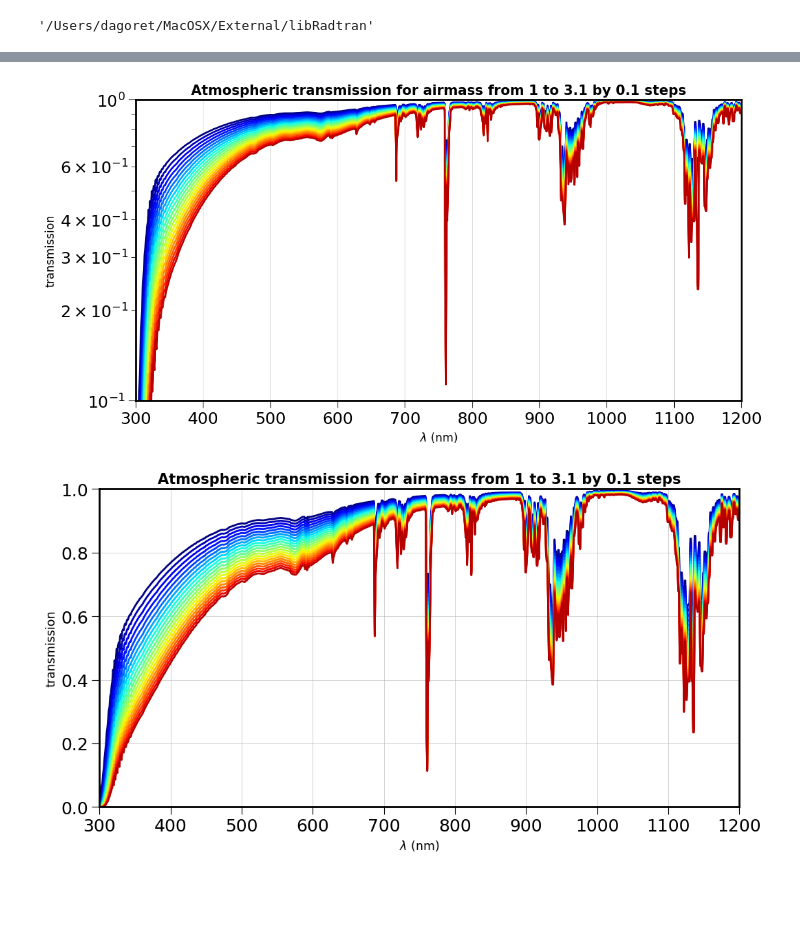
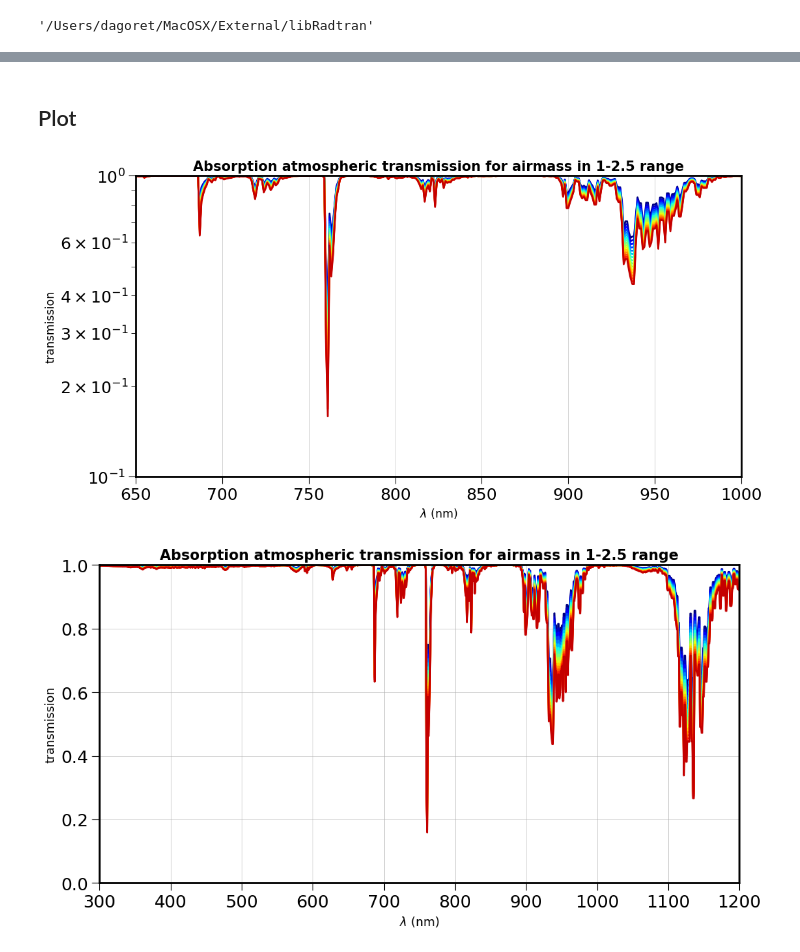
Before and after one commit to LSSTDESC/libradtranpy, a Jupyter notebook: docs/notebooks/libradtranpy/visible/SimuRT_AbsPattern.ipynb, the cells around one changed output, grey strips where cells are left out. Drawn from its saved outputs; the diff is of its cells as text; code cells hidden in the pictures; blank space fills up the shorter version.

```diff
--- a/docs/notebooks/libradtranpy/SimuRT_vs_Airmass.ipynb
+++ b/docs/notebooks/libradtranpy/visible/SimuRT_AbsPattern.ipynb
@@ -56,15 +68,15 @@ os.getenv('LIBRADTRANDIR')
 # %%
 AMMIN=1
-AMMAX=3.1
-AMSTEP = 0.1
-all_am=np.arange(AMMIN,AMMAX,AMSTEP)
+AMMAX=2.5
+NAM = 16
+am=np.linspace(AMMIN,AMMAX,NAM)
 pressure = 0. # use default value
-pwv=4.0
+pwv=4       # turn on or of the pwv
 aer=0
-ozone=300.
+ozone=0.    # turn on or of the ozone
 cloudext=0
 # %%
-NBOBS=len(all_am)
+NBOBS=len(am)
 # %%
 jet = plt.get_cmap('jet')
 cNorm = colors.Normalize(vmin=0, vmax=NBOBS)
@@ -73,10 +87,9 @@ all_colors = scalarMap.to_rgba(np.arange( NBOBS), alpha=1)
 # %%
 all_trans = []
 for index in np.arange(NBOBS):
-    am = all_am[index]
-    print(f"simulate index = {index}, airmass = {am:.2f}")
-    path,thefile=libsimulateVisible.ProcessSimulation(am,pwv,ozone,pressure,
-                                                      prof_str='us',proc_str='sa',cloudext=cloudext,altitude_str="LSST")
+
+    path,thefile=libsimulateVisible.ProcessSimulation(am[index],pwv,ozone,pressure,
+                                                      prof_str='us',proc_str='ab',cloudext=cloudext)
     data = np.loadtxt(os.path.join(path,thefile))
     wl = data[:,0]
     atm = data[:,1]
@@ -136,26 +115,29 @@ uvspec cmd:  /Users/dagoret/MacOSX/External/libRadtran/bin/uvspec  < simulations
+# %% [markdown]
+## Plot
 # %%
 for index in np.arange(NBOBS):
     plt.semilogy(wl,all_trans[index],'-',color=all_colors[index])
-plt.xlim(300,1200)
+plt.xlim(650,1000)
 plt.grid()
-plt.title(f"Atmospheric transmission for airmass from {AMMIN} to {AMMAX} by {AMSTEP} steps")
+plt.title(f"Absorption atmospheric transmission for airmass in {AMMIN}-{AMMAX} range")
 plt.xlabel("$\\lambda$ (nm)")
 plt.ylabel("transmission")
 plt.ylim(0.1,1)
-figname="multitransmission_log.png"
+figname="multiabstransmissionvsairmass_log.png"
 plt.savefig(figname)
 # %% [output]
-[figure, old version]
+[figure, new version]
 # %%
 for index in np.arange(NBOBS):
     plt.plot(wl,all_trans[index],'-',color=all_colors[index])
 plt.xlim(300,1200)
 plt.grid()
-plt.title(f"Atmospheric transmission for airmass from {AMMIN} to {AMMAX} by {AMSTEP} steps")
+plt.title(f"Absorption atmospheric transmission for airmass in {AMMIN}-{AMMAX} range")
 plt.xlabel("$\\lambda$ (nm)")
 plt.ylabel("transmission")
-plt.ylim(0.0,1)
-figname="multitransmission_lin.png"
+plt.ylim(0.,1)
+#plt.xlim(300,700)
+figname="multiabstransmissionvsairmass_lin.png"
 plt.savefig(figname)
 # %% [output]
-[figure, old version]
+[figure, new version]
```
Also changed, not shown: parts of 7 cells of this notebook, 38 other files.
